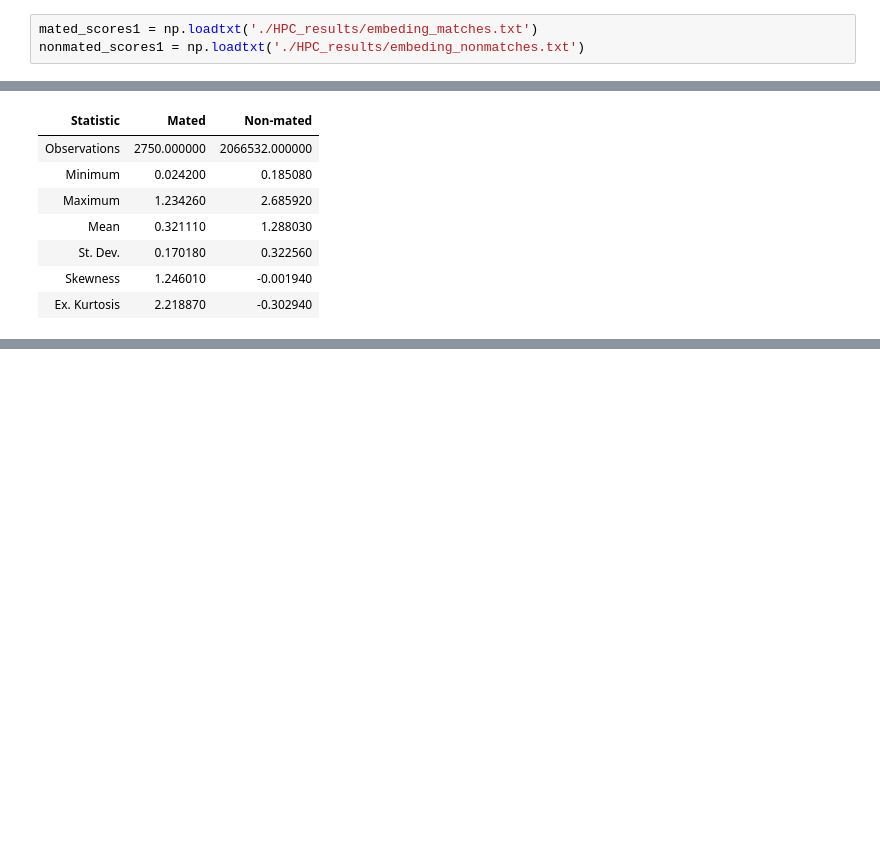
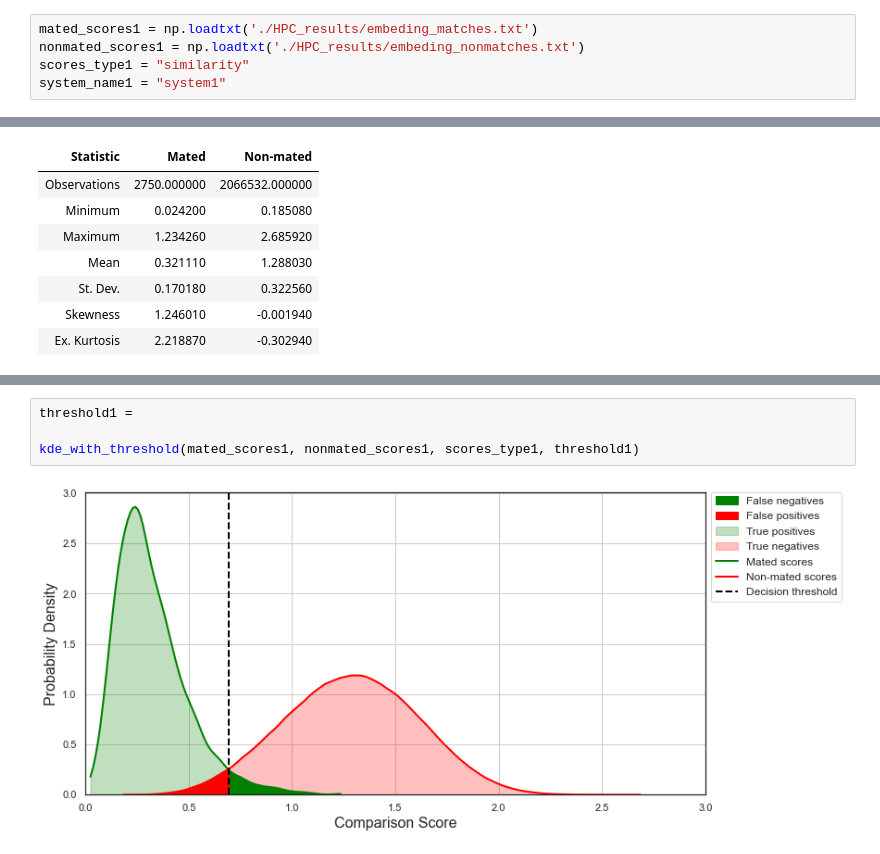
Before and after one commit to AlexAbades/Biometric-system, a Jupyter notebook: data-evaluation.ipynb, the cells around one changed output, grey strips where cells are left out. Drawn from its saved outputs; the diff is of its cells as text; blank space fills up the shorter version.

```diff
--- a/data-evaluation.ipynb
+++ b/data-evaluation.ipynb
@@ -51,6 +51,8 @@ def descriptive_statistics(mated_scores, nonmated_scores):
 # %%
 mated_scores1 = np.loadtxt('./HPC_results/embeding_matches.txt')
 nonmated_scores1 = np.loadtxt('./HPC_results/embeding_nonmatches.txt')
+scores_type1 = "similarity"
+system_name1 = "system1"
 # %%
 stats_system1_df = descriptive_statistics(mated_scores1, nonmated_scores1)
 stats_system1_df.round(round_digits).style.hide_index()
@@ -65,0 +201,6 @@ stats_system1_df.round(round_digits).style.hide_index()
+# %%
+threshold1 =
+
+kde_with_threshold(mated_scores1, nonmated_scores1, scores_type1, threshold1)
+# %% [output]
+[figure, added]
```
Also changed, not shown: parts of 13 cells of this notebook, 56 other files.
